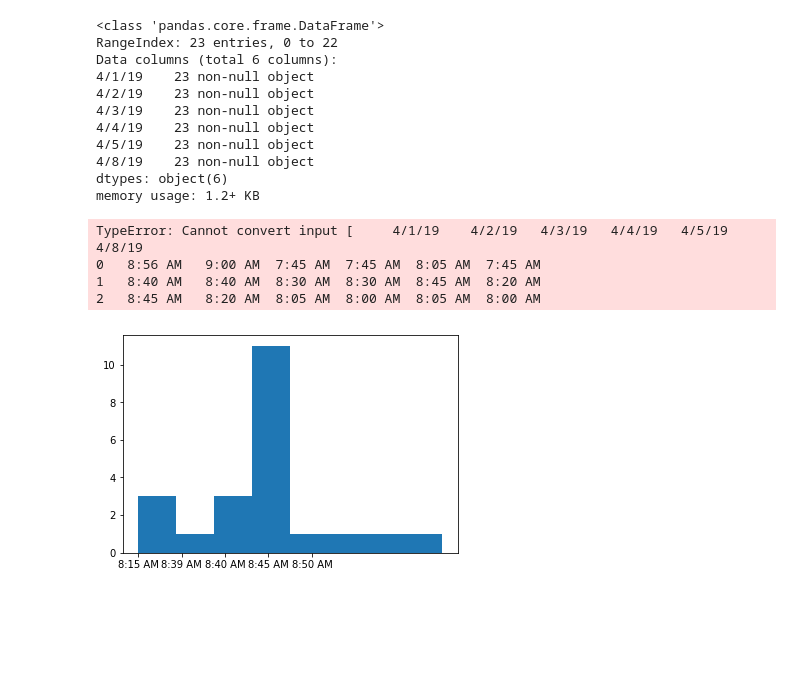
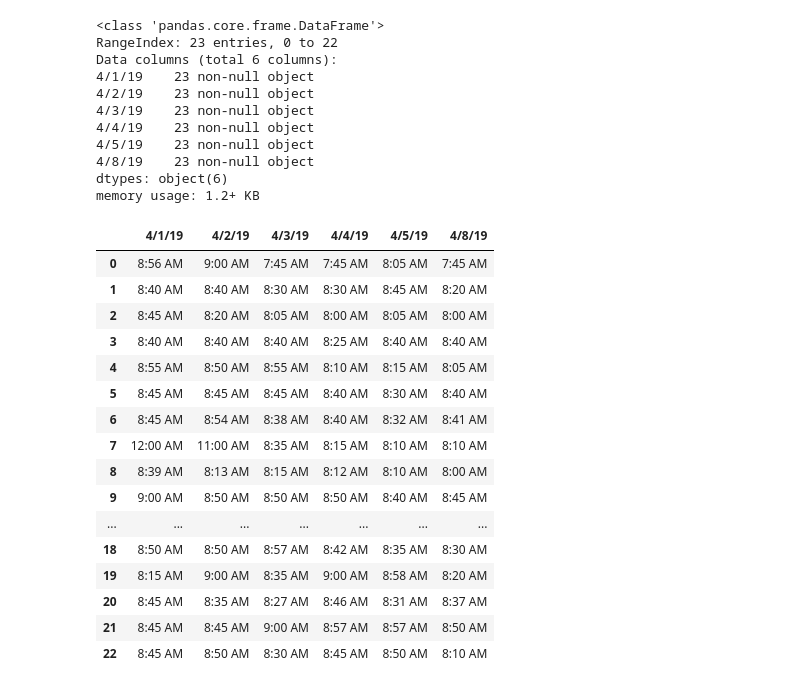
Before and after one commit to as6140/ds-challenge-05_seattle-ds-career-040119, a Jupyter notebook: challenge_05.ipynb, the cells around one changed output. Drawn from its saved outputs; the diff is of its cells as text; code cells hidden in the pictures; blank space fills up the shorter version.

```diff
--- a/challenge_05.ipynb
+++ b/challenge_05.ipynb
@@ -41,18 +41,25 @@ Data columns (total 6 columns):
 4/8/19    23 non-null object
 dtypes: object(6)
 memory usage: 1.2+ KB
-# %%
-pd.Timestamp(ts_input=df)
-# %% [output]
-TypeError: Cannot convert input [     4/1/19    4/2/19   4/3/19   4/4/19   4/5/19   4/8/19
-0   8:56 AM   9:00 AM  7:45 AM  7:45 AM  8:05 AM  7:45 AM
-1   8:40 AM   8:40 AM  8:30 AM  8:30 AM  8:45 AM  8:20 AM
-2   8:45 AM   8:20 AM  8:05 AM  8:00 AM  8:05 AM  8:00 AM
 # %%
-fig, ax = plt.subplots()
-
-plt.hist(sorted(df['4/1/19']),bins=8, range=(df['4/1/19'].min(), '9:00 AM'))
-
-plt.show()
+df.loc[df['4/1/19'] == 'absent','4/1/19'] = '12:00 AM'
-# %% [output]
-[figure, removed]
+# %%
+df
+# %% [output]
+|  | 4/1/19 | 4/2/19 | 4/3/19 | 4/4/19 | 4/5/19 | 4/8/19 |
+| 0 | 8:56 AM | 9:00 AM | 7:45 AM | 7:45 AM | 8:05 AM | 7:45 AM |
+| 1 | 8:40 AM | 8:40 AM | 8:30 AM | 8:30 AM | 8:45 AM | 8:20 AM |
+| 2 | 8:45 AM | 8:20 AM | 8:05 AM | 8:00 AM | 8:05 AM | 8:00 AM |
+| 3 | 8:40 AM | 8:40 AM | 8:40 AM | 8:25 AM | 8:40 AM | 8:40 AM |
+| 4 | 8:55 AM | 8:50 AM | 8:55 AM | 8:10 AM | 8:15 AM | 8:05 AM |
+| 5 | 8:45 AM | 8:45 AM | 8:45 AM | 8:40 AM | 8:30 AM | 8:40 AM |
+| 6 | 8:45 AM | 8:54 AM | 8:38 AM | 8:40 AM | 8:32 AM | 8:41 AM |
+| 7 | 12:00 AM | 11:00 AM | 8:35 AM | 8:15 AM | 8:10 AM | 8:10 AM |
+| 8 | 8:39 AM | 8:13 AM | 8:15 AM | 8:12 AM | 8:10 AM | 8:00 AM |
+| 9 | 9:00 AM | 8:50 AM | 8:50 AM | 8:50 AM | 8:40 AM | 8:45 AM |
+| ... | ... | ... | ... | ... | ... | ... |
+| 18 | 8:50 AM | 8:50 AM | 8:57 AM | 8:42 AM | 8:35 AM | 8:30 AM |
+| 19 | 8:15 AM | 9:00 AM | 8:35 AM | 9:00 AM | 8:58 AM | 8:20 AM |
+| 20 | 8:45 AM | 8:35 AM | 8:27 AM | 8:46 AM | 8:31 AM | 8:37 AM |
+| 21 | 8:45 AM | 8:45 AM | 9:00 AM | 8:57 AM | 8:57 AM | 8:50 AM |
+| 22 | 8:45 AM | 8:50 AM | 8:30 AM | 8:45 AM | 8:50 AM | 8:10 AM |
```
Also changed, not shown: parts of 13 cells of this notebook.
